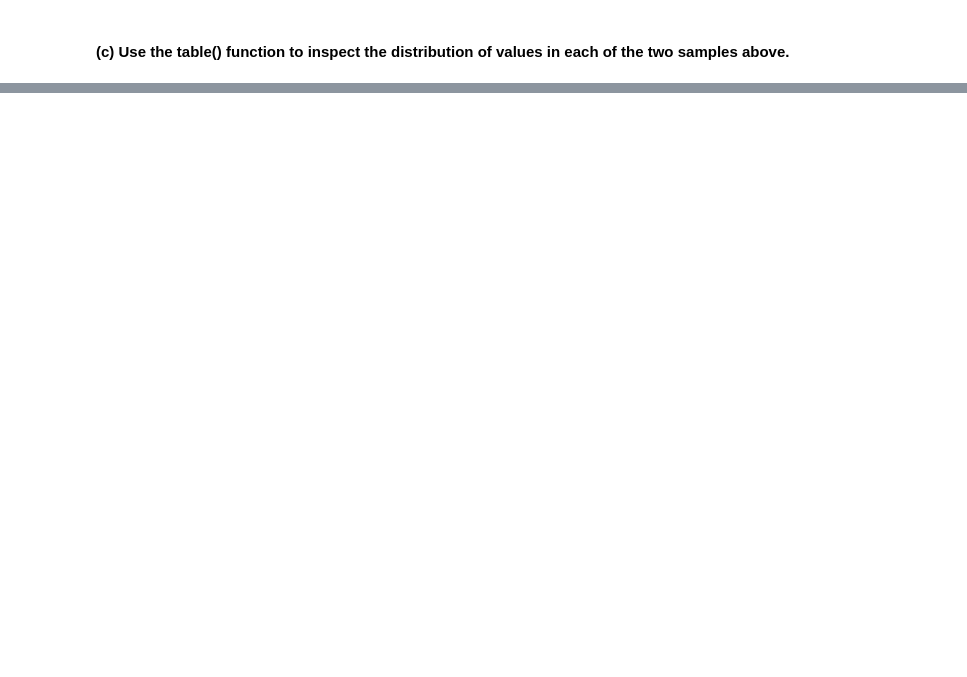
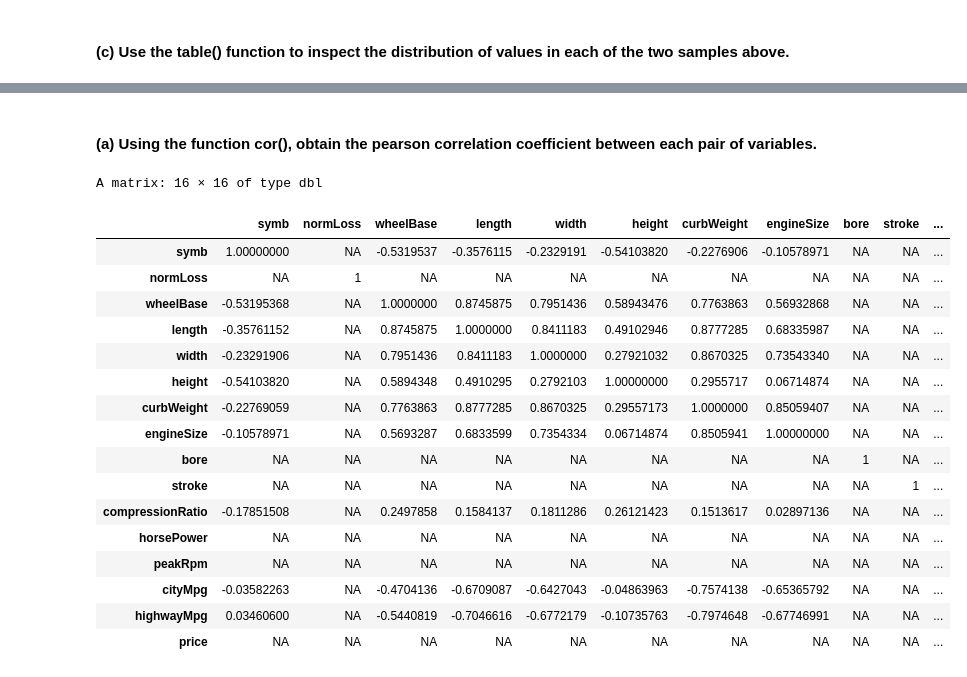
Before and after one commit to PaolaMaribel18/hands-on-2023A, a Jupyter notebook: notebooks/02-dataquality.ipynb, the cells around one changed output, grey strips where cells are left out. Drawn from its saved outputs; the diff is of its cells as text; code cells hidden in the pictures; blank space fills up the shorter version.

```diff
--- a/notebooks/02-dataquality.ipynb
+++ b/notebooks/02-dataquality.ipynb
@@ -311,4 +304,6 @@ A data.frame: 5 × 26
 # %%
 # Range-based normalization
-df$price_range_norm <- transform(df, price_range_norm = (price - min(price)) / (max(price) - min(price)))$price_range_norm
+df_norm <- df %>%
+  mutate(price_range_norm = (price - min(price)) / (max(price) - min(price)))
+head(df_norm,5)
 # %% [output]
@@ -335,0 +425,25 @@ ERROR: Error in dlookr::binning(df$price, method = "equalfreq", n = 4): unused a
+# %% [markdown]
+#### (a) Using the function cor(), obtain the pearson correlation coefficient between each pair of variables.
+# %%
+# Calculate Pearson correlation coefficient
+cor_coeff <- cor(num_attri, method = "pearson")
+cor_coeff
+# %% [output]
+A matrix: 16 × 16 of type dbl
+|  | symb | normLoss | wheelBase | length | width | height | curbWeight | engineSize | bore | stroke | ... |
+| symb | 1.00000000 | NA | -0.5319537 | -0.3576115 | -0.2329191 | -0.54103820 | -0.2276906 | -0.10578971 | NA | NA | ... |
+| normLoss | NA | 1 | NA | NA | NA | NA | NA | NA | NA | NA | ... |
+| wheelBase | -0.53195368 | NA | 1.0000000 | 0.8745875 | 0.7951436 | 0.58943476 | 0.7763863 | 0.56932868 | NA | NA | ... |
+| length | -0.35761152 | NA | 0.8745875 | 1.0000000 | 0.8411183 | 0.49102946 | 0.8777285 | 0.68335987 | NA | NA | ... |
+| width | -0.23291906 | NA | 0.7951436 | 0.8411183 | 1.0000000 | 0.27921032 | 0.8670325 | 0.73543340 | NA | NA | ... |
+| height | -0.54103820 | NA | 0.5894348 | 0.4910295 | 0.2792103 | 1.00000000 | 0.2955717 | 0.06714874 | NA | NA | ... |
+| curbWeight | -0.22769059 | NA | 0.7763863 | 0.8777285 | 0.8670325 | 0.29557173 | 1.0000000 | 0.85059407 | NA | NA | ... |
+| engineSize | -0.10578971 | NA | 0.5693287 | 0.6833599 | 0.7354334 | 0.06714874 | 0.8505941 | 1.00000000 | NA | NA | ... |
+| bore | NA | NA | NA | NA | NA | NA | NA | NA | 1 | NA | ... |
+| stroke | NA | NA | NA | NA | NA | NA | NA | NA | NA | 1 | ... |
+| compressionRatio | -0.17851508 | NA | 0.2497858 | 0.1584137 | 0.1811286 | 0.26121423 | 0.1513617 | 0.02897136 | NA | NA | ... |
+| horsePower | NA | NA | NA | NA | NA | NA | NA | NA | NA | NA | ... |
+| peakRpm | NA | NA | NA | NA | NA | NA | NA | NA | NA | NA | ... |
+| cityMpg | -0.03582263 | NA | -0.4704136 | -0.6709087 | -0.6427043 | -0.04863963 | -0.7574138 | -0.65365792 | NA | NA | ... |
+| highwayMpg | 0.03460600 | NA | -0.5440819 | -0.7046616 | -0.6772179 | -0.10735763 | -0.7974648 | -0.67746991 | NA | NA | ... |
+| price | NA | NA | NA | NA | NA | NA | NA | NA | NA | NA | ... |
```
Also changed, not shown: parts of 30 cells of this notebook.
